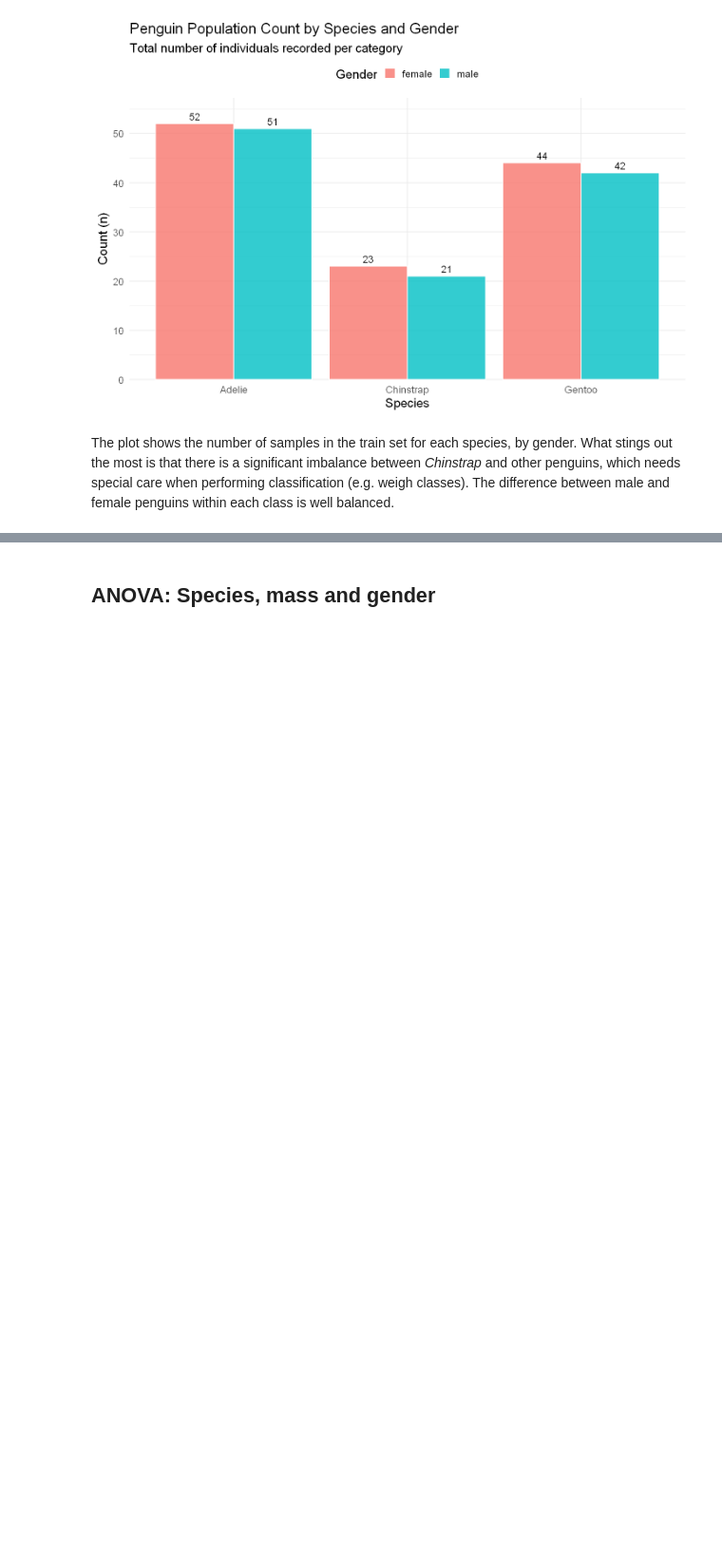
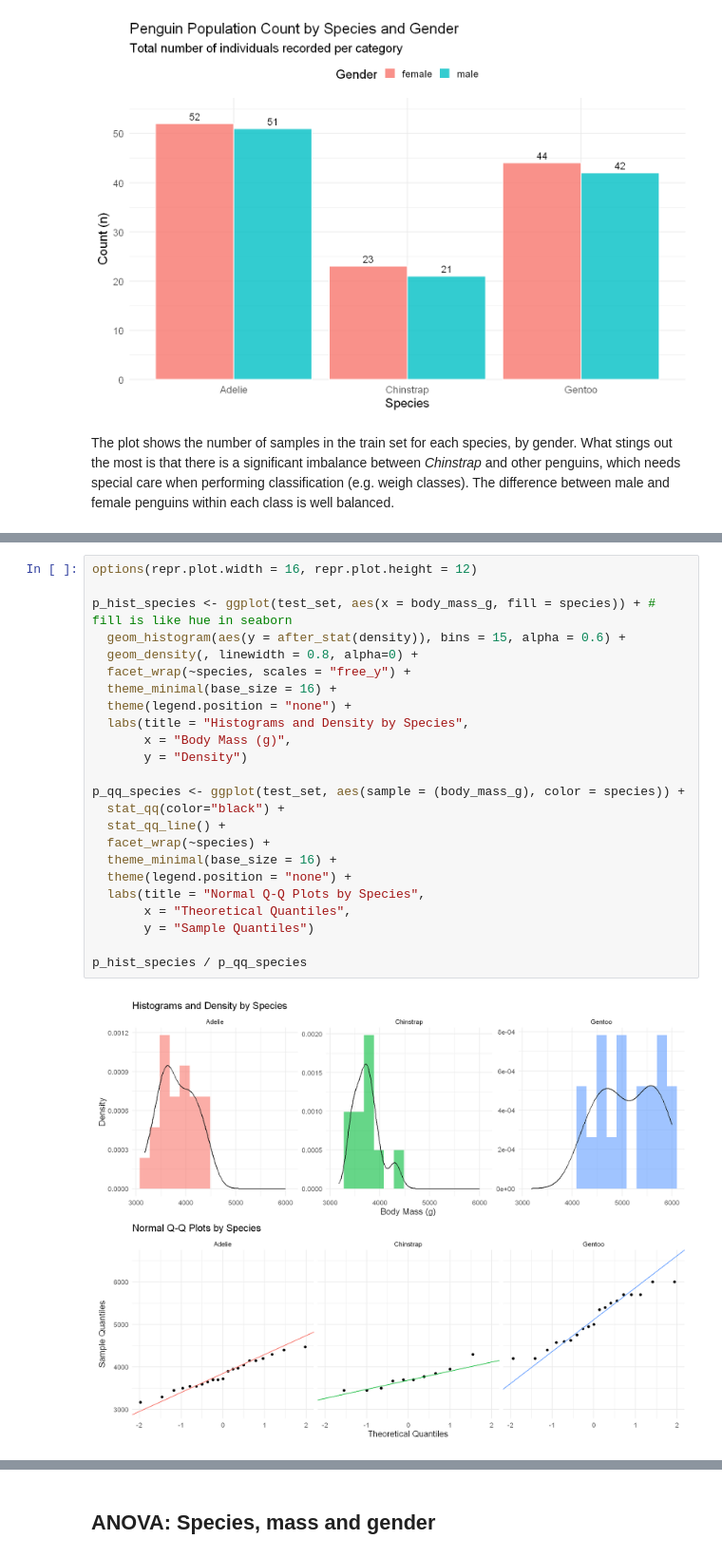
Before and after one commit to MichaelWerfring/experiment-design-project, a Jupyter notebook: penguins.ipynb, the cells around one changed output, grey strips where cells are left out. Shown at 95% size. Cells and saved outputs as stored; diff of their text form; blank space fills up the shorter version.

```diff
--- a/penguins.ipynb
+++ b/penguins.ipynb
@@ -198,0 +241,26 @@ The plot shows the number of samples in the train set for each species, by gende
+# %%
+options(repr.plot.width = 16, repr.plot.height = 12)
+
+p_hist_species <- ggplot(test_set, aes(x = body_mass_g, fill = species)) + # fill is like hue in seaborn
+  geom_histogram(aes(y = after_stat(density)), bins = 15, alpha = 0.6) +
+  geom_density(, linewidth = 0.8, alpha=0) +
+  facet_wrap(~species, scales = "free_y") +
+  theme_minimal(base_size = 16) +
+  theme(legend.position = "none") +
+  labs(title = "Histograms and Density by Species",
+       x = "Body Mass (g)",
+       y = "Density")
+
+p_qq_species <- ggplot(test_set, aes(sample = (body_mass_g), color = species)) +
+  stat_qq(color="black") +
+  stat_qq_line() +
+  facet_wrap(~species) +
+  theme_minimal(base_size = 16) +
+  theme(legend.position = "none") +
+  labs(title = "Normal Q-Q Plots by Species",
+       x = "Theoretical Quantiles",
+       y = "Sample Quantiles")
+
+p_hist_species / p_qq_species
+# %% [output]
+[figure, added]
```
Also changed, not shown: parts of 4 cells of this notebook.
